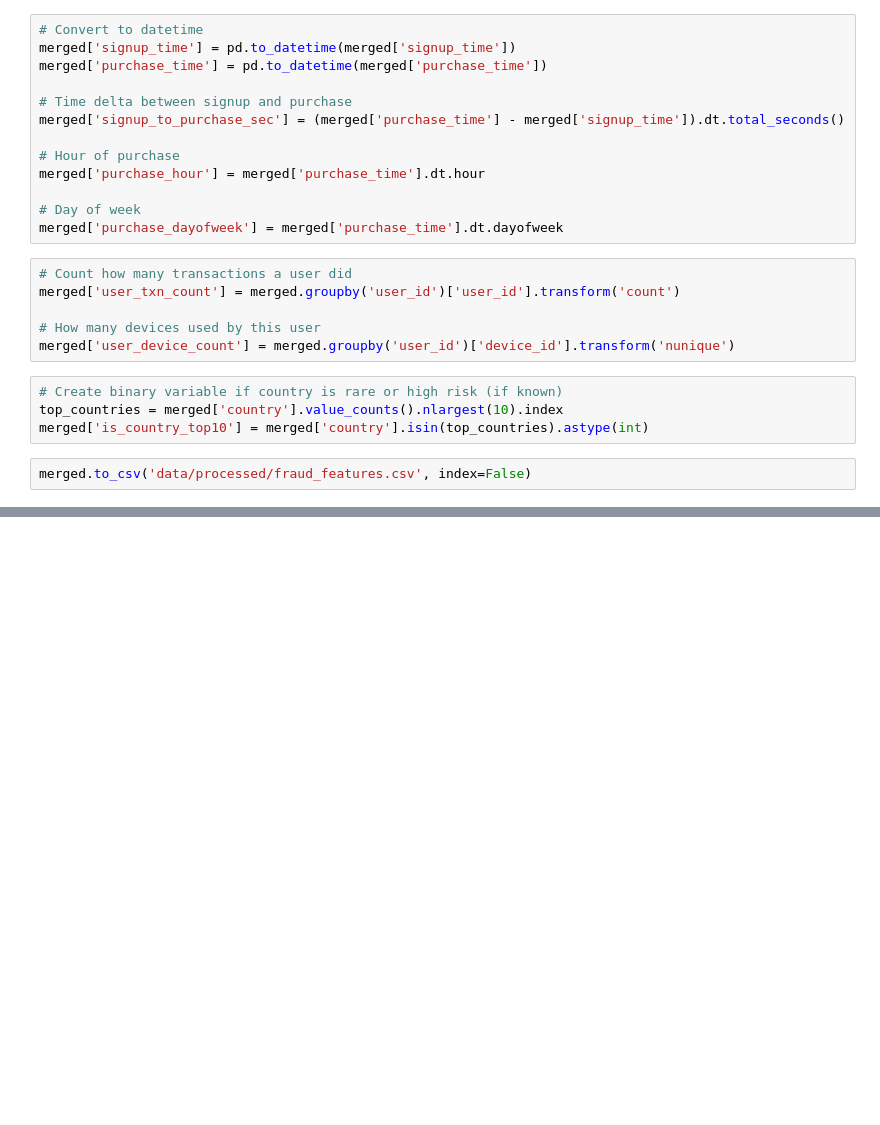
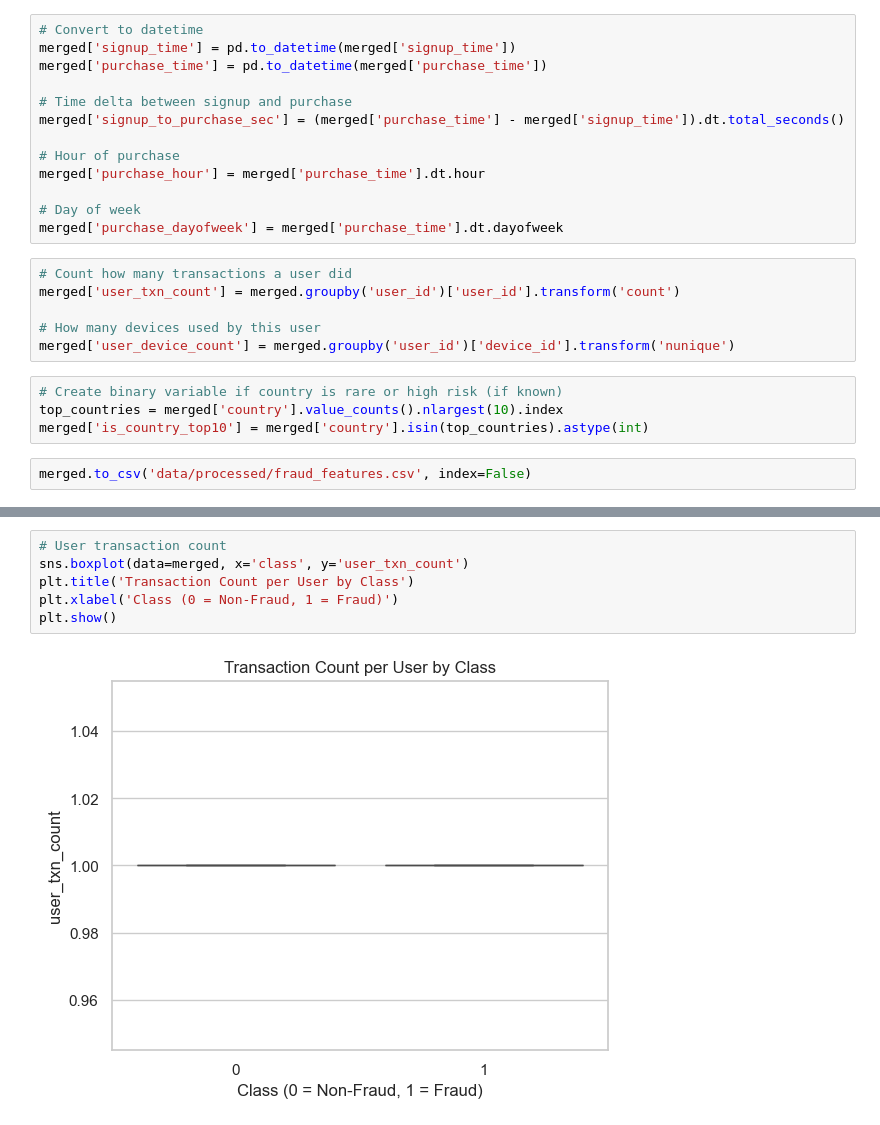
Before and after one commit to Bisrath1/fraud-detection-10academy, a Jupyter notebook: notebooks/1.0-eda.ipynb, the cells around one changed output, grey strips where cells are left out. Saved outputs shown, nothing was run; the diff lists cells and outputs as text; blank space fills up the shorter version.

```diff
--- a/notebooks/1.0-eda.ipynb
+++ b/notebooks/1.0-eda.ipynb
@@ -229,0 +263,8 @@ merged.to_csv('data/processed/fraud_features.csv', index=False)
+# %%
+# User transaction count
+sns.boxplot(data=merged, x='class', y='user_txn_count')
+plt.title('Transaction Count per User by Class')
+plt.xlabel('Class (0 = Non-Fraud, 1 = Fraud)')
+plt.show()
+# %% [output]
+[figure, added]
```
Also changed, not shown: parts of 3 cells of this notebook.
